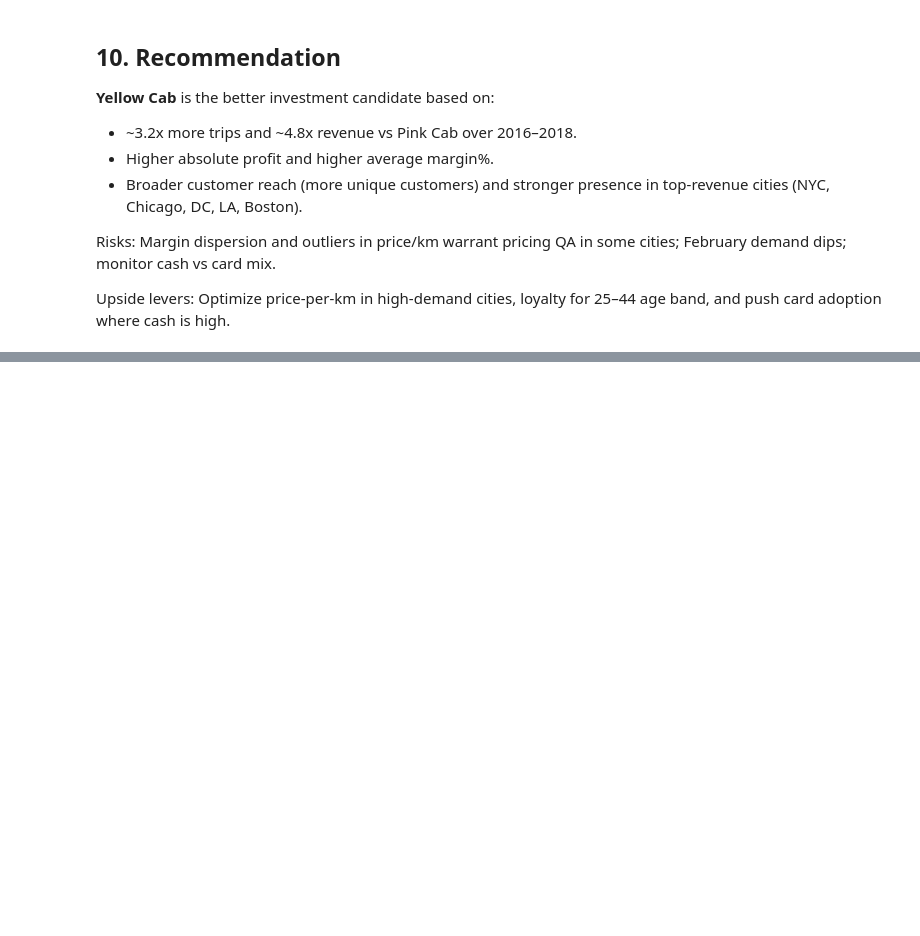
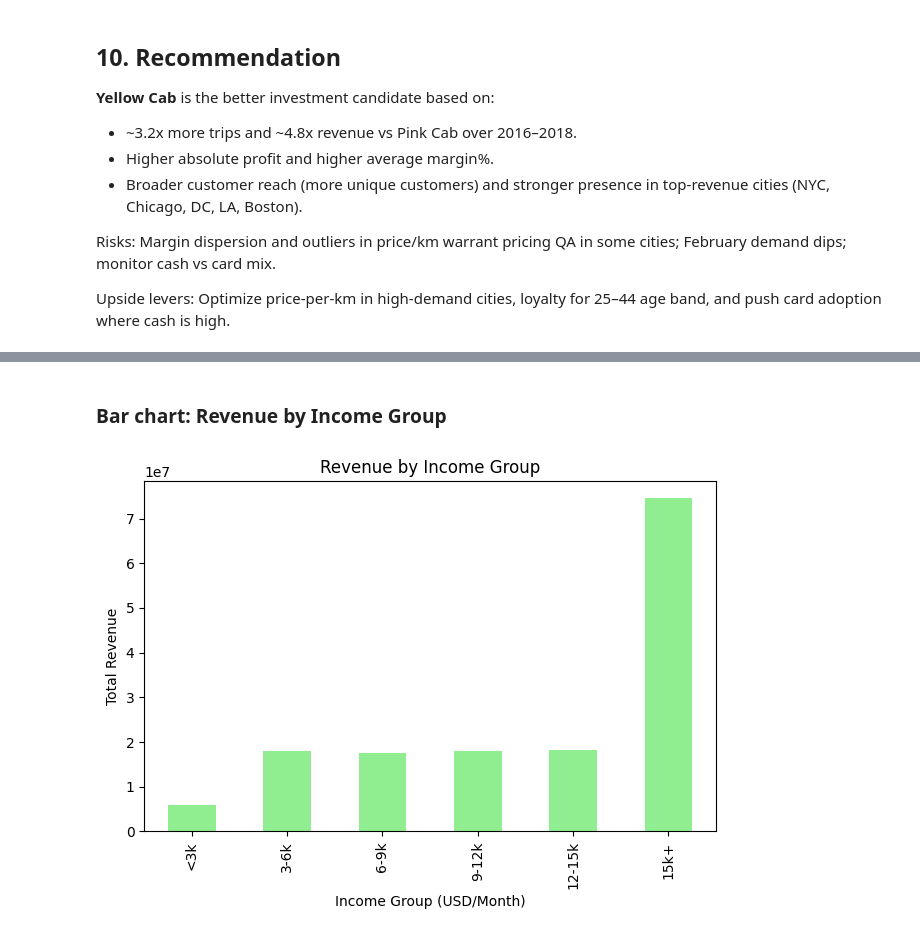
Before and after one commit to magdalena-ivanova-ds/Data-Glacier-Virtual-Internship, a Jupyter notebook: week2/XYZ_Cab_Industry_EDA.ipynb, the cells around one changed output, grey strips where cells are left out. Cells and saved outputs as stored; diff of their text form; code cells hidden in the pictures; blank space fills up the shorter version.

```diff
--- a/week2/XYZ_Cab_Industry_EDA.ipynb
+++ b/week2/XYZ_Cab_Industry_EDA.ipynb
@@ -269,0 +316,12 @@ Upside levers: Optimize price-per-km in high-demand cities, loyalty for 25–44
+# %% [markdown]
+### Bar chart: Revenue by Income Group
+# %%
+income_revenue = master.groupby('IncomeBin')['Revenue'].sum().reindex(['<3k','3-6k','6-9k','9-12k','12-15k','15k+'])
+income_revenue.plot(kind='bar', color='lightgreen')
+plt.title('Revenue by Income Group')
+plt.xlabel('Income Group (USD/Month)')
+plt.ylabel('Total Revenue')
+plt.tight_layout()
+plt.show()
+# %% [output]
+[figure, added]
```
Also changed, not shown: parts of 15 cells of this notebook.
